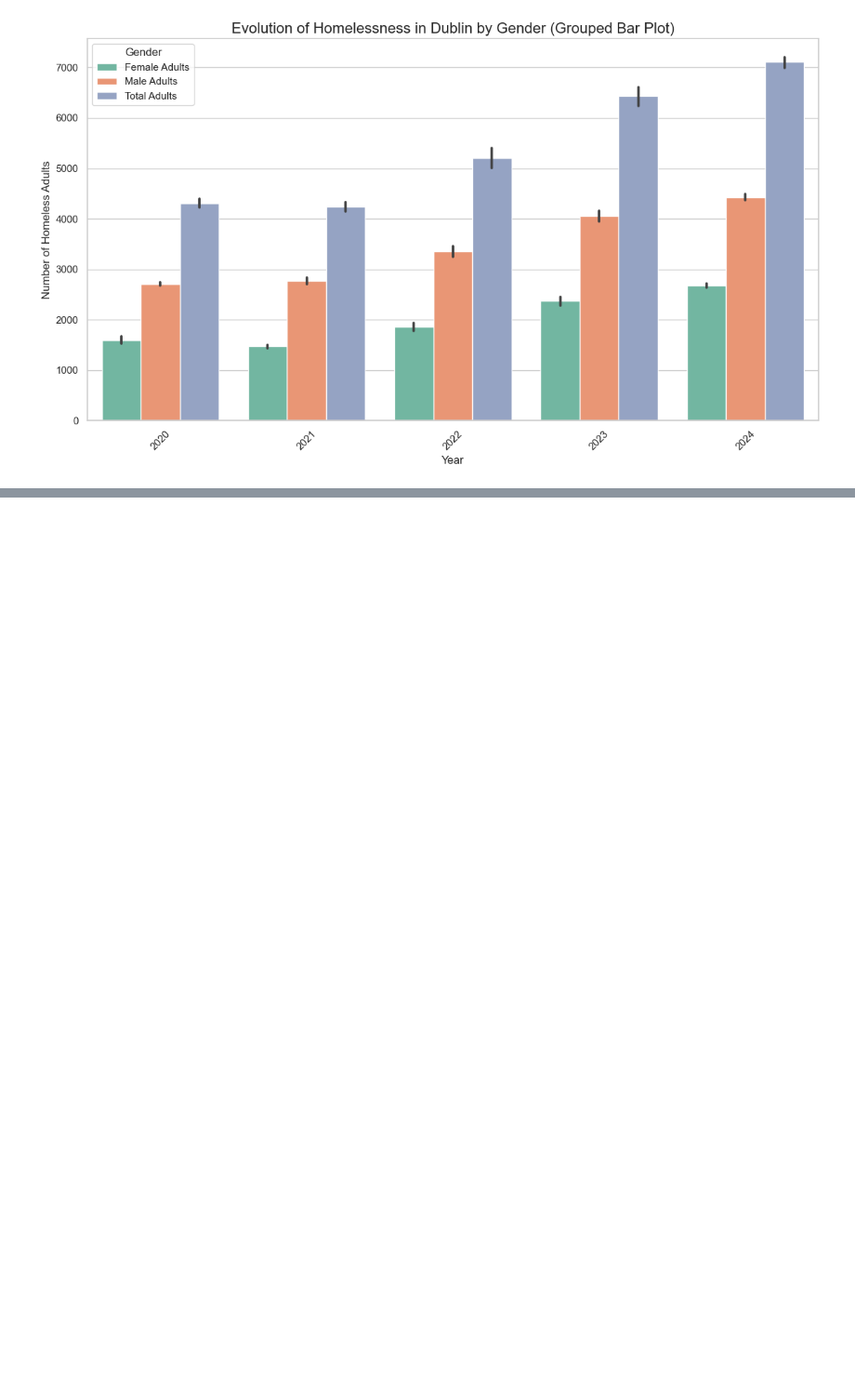
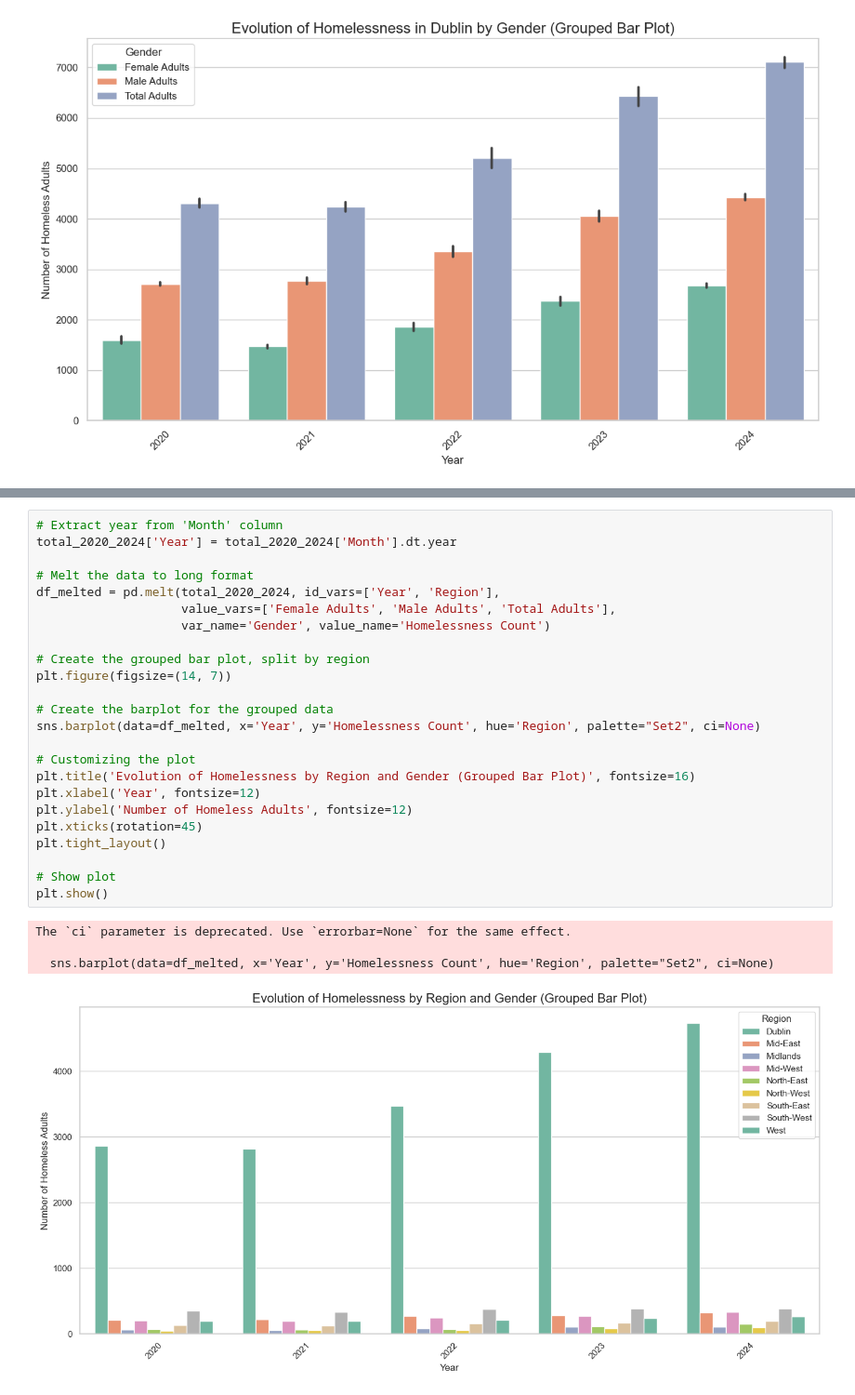
Before and after one commit to RobAstur/Programming-for-data-analytics, a Jupyter notebook: Project/project_version2.ipynb, the cells around one changed output, grey strips where cells are left out. Shown at 93% size. Drawn from its saved outputs; the diff is of its cells as text; blank space fills up the shorter version.

Commit message:
plots

```diff
--- a/Project/project_version2.ipynb
+++ b/Project/project_version2.ipynb
@@ -418,3 +418,32 @@ The `ci` parameter is deprecated. Use `errorbar=None` for the same effect.
 
   sns.barplot(data=df_melted_non_dublin, x='Year', y='Homelessness Count', hue='Region', palette="Set2", ci=None)
 [figure]
+# %%
+# Extract year from 'Month' column
+total_2020_2024['Year'] = total_2020_2024['Month'].dt.year
+
+# Melt the data to long format
+df_melted = pd.melt(total_2020_2024, id_vars=['Year', 'Region'],
+                    value_vars=['Female Adults', 'Male Adults', 'Total Adults'],
+                    var_name='Gender', value_name='Homelessness Count')
+
+# Create the grouped bar plot, split by region
+plt.figure(figsize=(14, 7))
+
+# Create the barplot for the grouped data
+sns.barplot(data=df_melted, x='Year', y='Homelessness Count', hue='Region', palette="Set2", ci=None)
+
+# Customizing the plot
+plt.title('Evolution of Homelessness by Region and Gender (Grouped Bar Plot)', fontsize=16)
+plt.xlabel('Year', fontsize=12)
+plt.ylabel('Number of Homeless Adults', fontsize=12)
+plt.xticks(rotation=45)
+plt.tight_layout()
+
+# Show plot
+plt.show()
+# %% [output]
+The `ci` parameter is deprecated. Use `errorbar=None` for the same effect.
+
+  sns.barplot(data=df_melted, x='Year', y='Homelessness Count', hue='Region', palette="Set2", ci=None)
+[figure, added]
```
Also changed, not shown: parts of 1 cell of this notebook.
